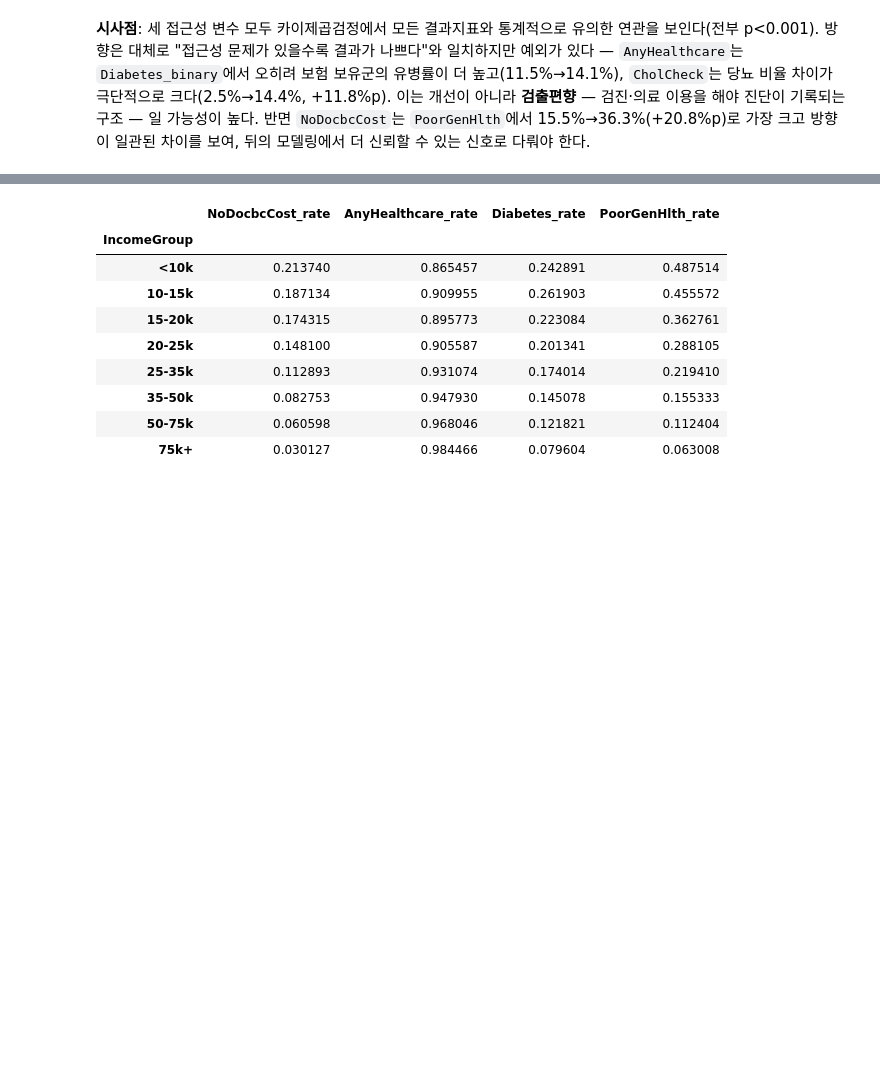
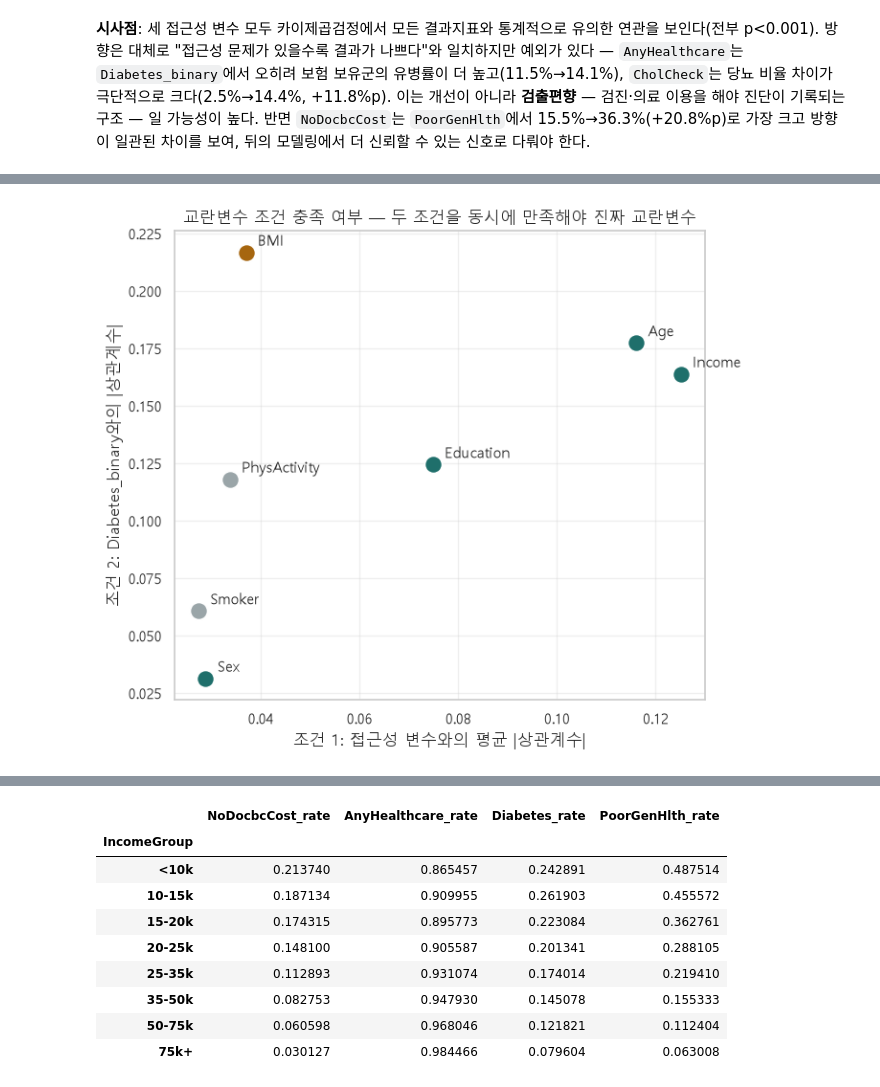
Before and after one commit to DaeHo238/1st_Project, a Jupyter notebook: notebooks/healthcare_access_analysis.ipynb, the cells around one changed output, grey strips where cells are left out. Saved outputs shown, nothing was run; the diff lists cells and outputs as text; code cells hidden in the pictures; blank space fills up the shorter version.

```diff
--- a/notebooks/healthcare_access_analysis.ipynb
+++ b/notebooks/healthcare_access_analysis.ipynb
@@ -185,0 +223,20 @@ plt.show()
+# %%
+# 조건 1: 접근성 변수들과의 평균 |상관관계| / 조건 2: 결과(Diabetes_binary)와의 |상관관계|
+screen["access_strength"] = screen[access_vars].abs().mean(axis=1)
+screen["outcome_strength"] = screen["Diabetes_binary"].abs()
+
+fig, ax = plt.subplots(figsize=(7, 6))
+colors = {"Income": "#1F6F6B", "Age": "#1F6F6B", "Education": "#1F6F6B", "Sex": "#1F6F6B",
+          "BMI": "#A6660F", "Smoker": "#9AA5A8", "PhysActivity": "#9AA5A8"}
+for c in candidates:
+    x, y = screen.loc[c, "access_strength"], screen.loc[c, "outcome_strength"]
+    ax.scatter(x, y, s=170, color=colors[c], edgecolor="white", linewidth=1.2, zorder=3)
+    ax.annotate(c, (x, y), textcoords="offset points", xytext=(9, 5), fontsize=10.5)
+ax.set_xlabel("조건 1: 접근성 변수와의 평균 |상관계수|")
+ax.set_ylabel("조건 2: Diabetes_binary와의 |상관계수|")
+ax.set_title("교란변수 조건 충족 여부 — 두 조건을 동시에 만족해야 진짜 교란변수")
+ax.grid(alpha=0.3)
+plt.tight_layout()
+plt.show()
+# %% [output]
+[figure, added]
```
Also changed, not shown: parts of 28 cells of this notebook, 2 other files.
